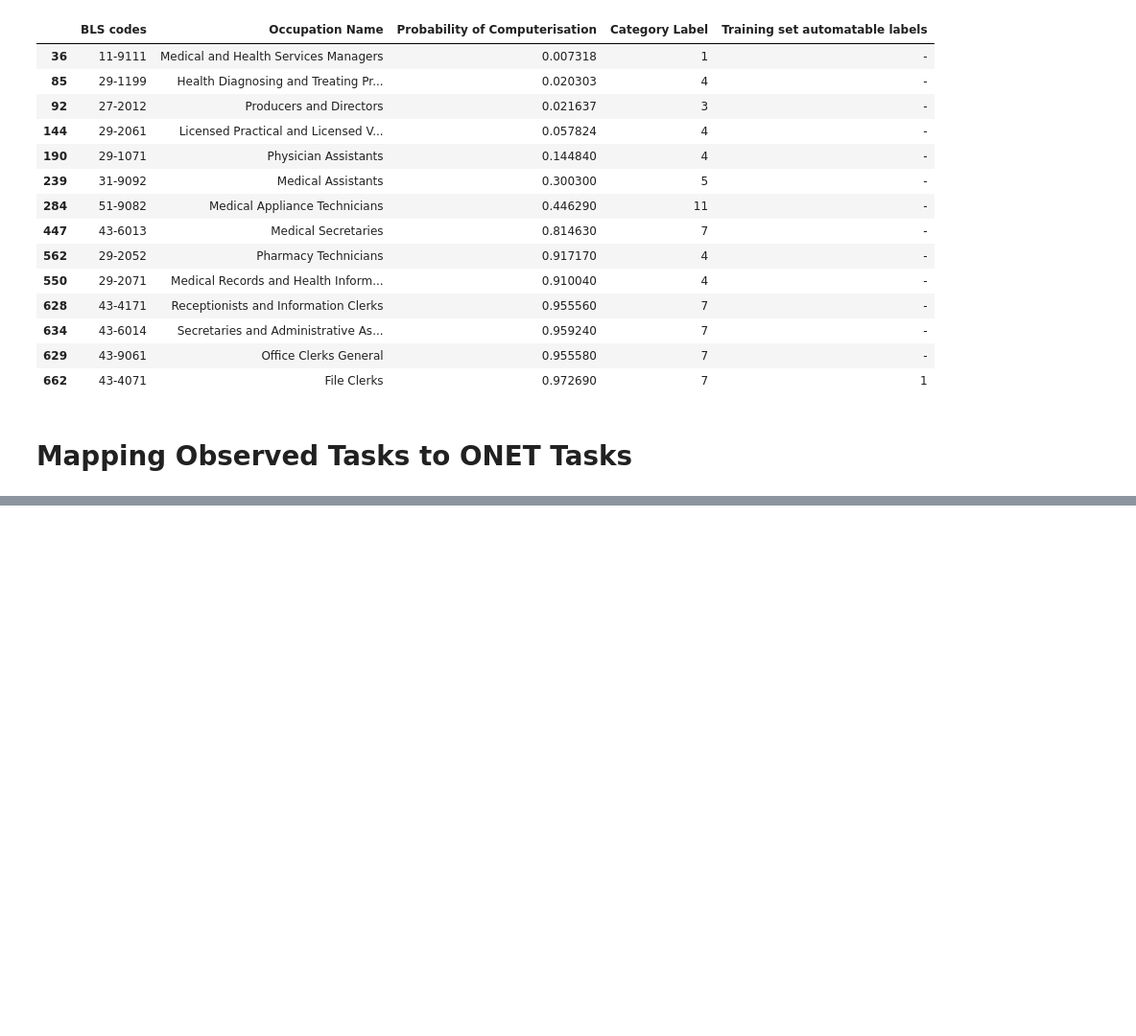
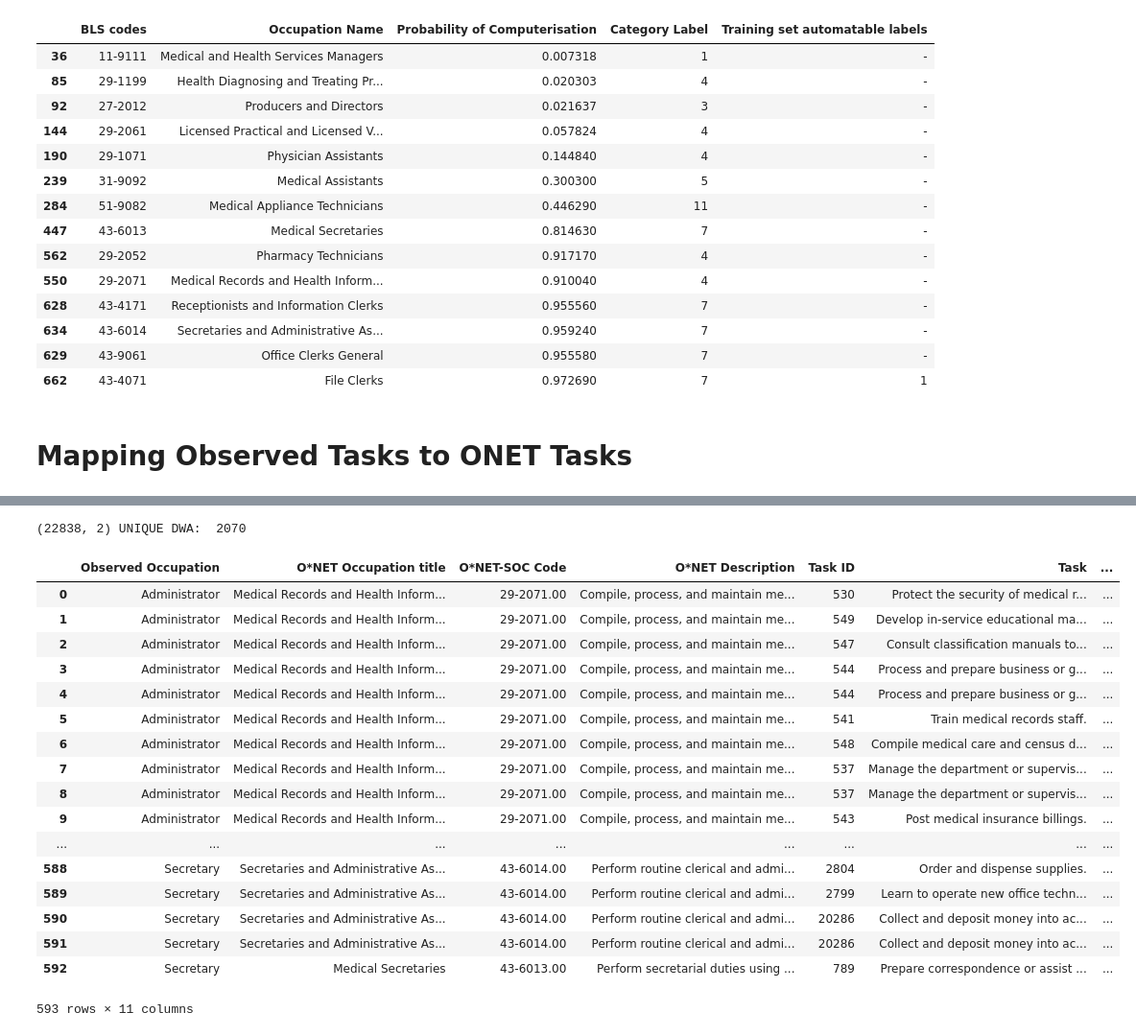
Before and after one commit to PDuckworth/FutureOf, a Jupyter notebook: FutureOfHealthcare/occupation_onet_variables.ipynb, the cells around one changed output, grey strips where cells are left out. Shown at 96% size. Saved outputs shown, nothing was run; the diff lists cells and outputs as text; code cells hidden in the pictures; blank space fills up the shorter version.

```diff
--- a/FutureOfHealthcare/occupation_onet_variables.ipynb
+++ b/FutureOfHealthcare/occupation_onet_variables.ipynb
@@ -684,3 +699,36 @@ df_tasks = df_tasks[cols]
 df_tasks.sort_values(by = 'Observed Occupation')
 output_doc = os.path.join(datasets, 'FoHC/Observed_task_mappings.csv')
 df_tasks.to_csv(output_doc)
+# %%
+len(matts_data['Task'].unique())
+# matts_tasks
+
+# Match these to ONET Task IDs or to DWA's
+
+#Task DWAs (detailed work activitiy code):
+taskDWA = pd.read_table(os.path.join(datasets, 'databases/db2016/Tasks to DWAs.txt'), sep='\t')
+taskDWA = taskDWA[['Task ID', 'DWA ID']]
+
+print taskDWA.shape, "UNIQUE DWA: ", len(taskDWA['DWA ID'].unique())
+df_tasks_dwa = pd.merge(df_tasks, taskDWA, how='left', left_on=['Task ID'], right_on = ['Task ID'])
+df_tasks_dwa
+# %% [output]
+(22838, 2) UNIQUE DWA:  2070
+|  | Observed Occupation | O*NET Occupation title | O*NET-SOC Code | O*NET Description | Task ID | Task | ... |
+| 0 | Administrator | Medical Records and Health Inform... | 29-2071.00 | Compile, process, and maintain me... | 530 | Protect the security of medical r... | ... |
+| 1 | Administrator | Medical Records and Health Inform... | 29-2071.00 | Compile, process, and maintain me... | 549 | Develop in-service educational ma... | ... |
+| 2 | Administrator | Medical Records and Health Inform... | 29-2071.00 | Compile, process, and maintain me... | 547 | Consult classification manuals to... | ... |
+| 3 | Administrator | Medical Records and Health Inform... | 29-2071.00 | Compile, process, and maintain me... | 544 | Process and prepare business or g... | ... |
+| 4 | Administrator | Medical Records and Health Inform... | 29-2071.00 | Compile, process, and maintain me... | 544 | Process and prepare business or g... | ... |
+| 5 | Administrator | Medical Records and Health Inform... | 29-2071.00 | Compile, process, and maintain me... | 541 | Train medical records staff. | ... |
+| 6 | Administrator | Medical Records and Health Inform... | 29-2071.00 | Compile, process, and maintain me... | 548 | Compile medical care and census d... | ... |
+| 7 | Administrator | Medical Records and Health Inform... | 29-2071.00 | Compile, process, and maintain me... | 537 | Manage the department or supervis... | ... |
+| 8 | Administrator | Medical Records and Health Inform... | 29-2071.00 | Compile, process, and maintain me... | 537 | Manage the department or supervis... | ... |
+| 9 | Administrator | Medical Records and Health Inform... | 29-2071.00 | Compile, process, and maintain me... | 543 | Post medical insurance billings. | ... |
+| ... | ... | ... | ... | ... | ... | ... | ... |
+| 588 | Secretary | Secretaries and Administrative As... | 43-6014.00 | Perform routine clerical and admi... | 2804 | Order and dispense supplies. | ... |
+| 589 | Secretary | Secretaries and Administrative As... | 43-6014.00 | Perform routine clerical and admi... | 2799 | Learn to operate new office techn... | ... |
+| 590 | Secretary | Secretaries and Administrative As... | 43-6014.00 | Perform routine clerical and admi... | 20286 | Collect and deposit money into ac... | ... |
+| 591 | Secretary | Secretaries and Administrative As... | 43-6014.00 | Perform routine clerical and admi... | 20286 | Collect and deposit money into ac... | ... |
+| 592 | Secretary | Medical Secretaries | 43-6013.00 | Perform secretarial duties using ... | 789 | Prepare correspondence or assist ... | ... |
+593 rows × 11 columns
```
Also changed, not shown: parts of 11 cells of this notebook.
